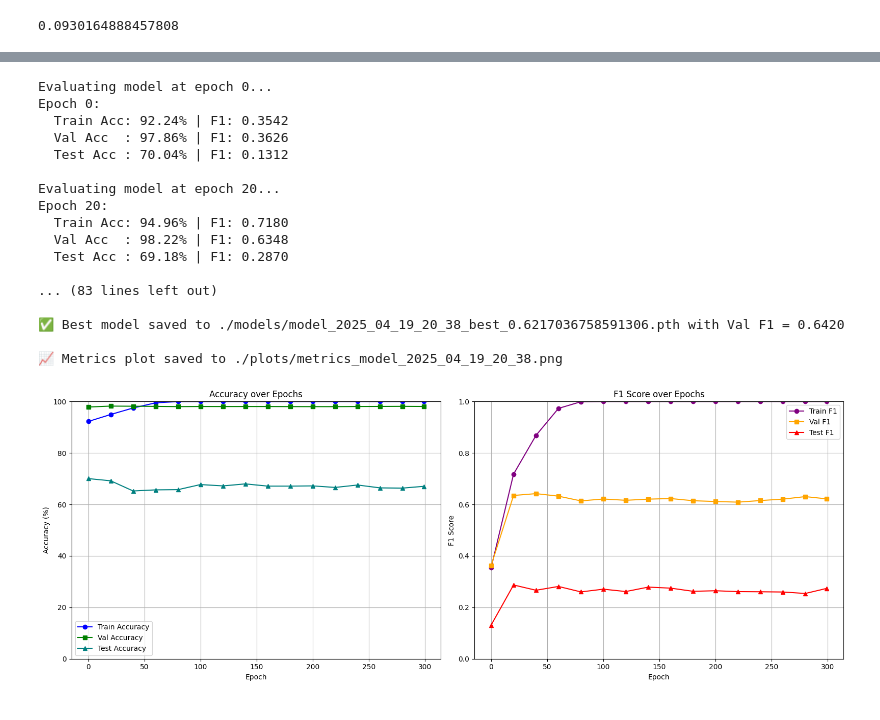
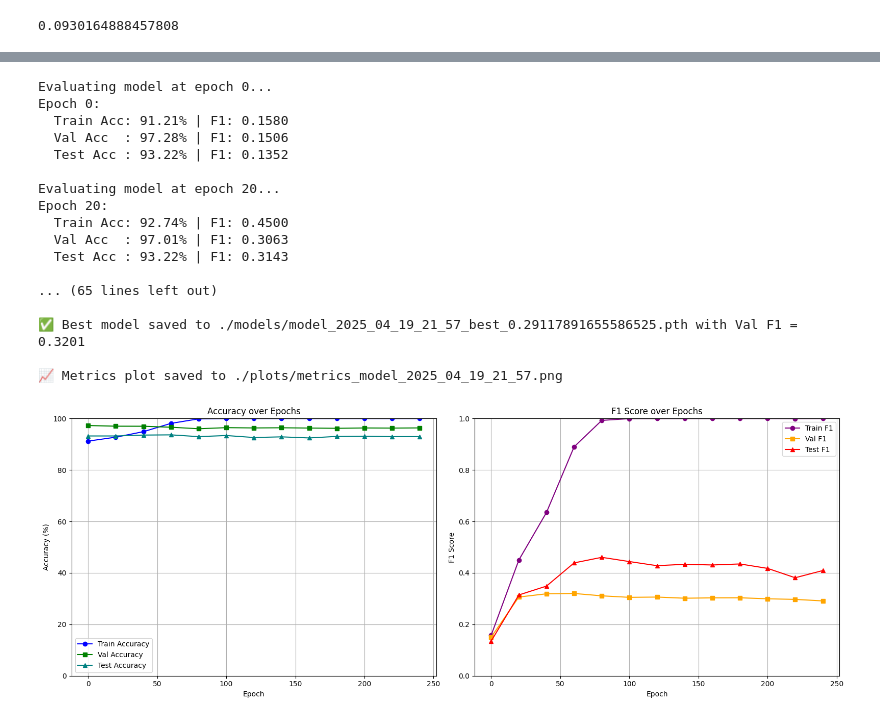
Before and after one commit to TomPiccio/Lightning_Risk_Prediction, a Jupyter notebook: CNN-LSTM/CNN-RNN-LSTM.ipynb, the cells around one changed output, grey strips where cells are left out. Drawn from its saved outputs; the diff is of its cells as text; code cells hidden in the pictures.

```diff
--- a/CNN-LSTM/CNN-RNN-LSTM.ipynb
+++ b/CNN-LSTM/CNN-RNN-LSTM.ipynb
@@ -618,32 +619,32 @@ def evaluate_all_checkpoints(model_class, checkpoint_dir, train_loader, val_load
 
     return results
 # %%
-model_timestamp = "model_2025_04_19_20_38"
+model_timestamp = "model_2025_04_19_21_57"
 
 results = evaluate_all_checkpoints(
     model_class=LightningRiskCNNLSTM,
     checkpoint_dir=model_timestamp,  # Folder with .pth files
     train_loader=train_dataloader,
     val_loader=val_dataloader,
     test_loader = test_dataloader,
     device="cuda" if torch.cuda.is_available() else "cpu"
 )
 # %% [output]
 Evaluating model at epoch 0...
 Epoch 0:
-  Train Acc: 92.24% | F1: 0.3542
-  Val Acc  : 97.86% | F1: 0.3626
-  Test Acc : 70.04% | F1: 0.1312
+  Train Acc: 91.21% | F1: 0.1580
+  Val Acc  : 97.28% | F1: 0.1506
+  Test Acc : 93.22% | F1: 0.1352
 
 Evaluating model at epoch 20...
 Epoch 20:
-  Train Acc: 94.96% | F1: 0.7180
-  Val Acc  : 98.22% | F1: 0.6348
-  Test Acc : 69.18% | F1: 0.2870
+  Train Acc: 92.74% | F1: 0.4500
+  Val Acc  : 97.01% | F1: 0.3063
+  Test Acc : 93.22% | F1: 0.3143
 
-... (83 lines left out)
+... (65 lines left out)
 
-✅ Best model saved to ./models/model_2025_04_19_20_38_best_0.6217036758591306.pth with Val F1 = 0.6420
+✅ Best model saved to ./models/model_2025_04_19_21_57_best_0.29117891655586525.pth with Val F1 = 0.3201
 
-📈 Metrics plot saved to ./plots/metrics_model_2025_04_19_20_38.png
+📈 Metrics plot saved to ./plots/metrics_model_2025_04_19_21_57.png
-[figure, old version]
+[figure, new version]
```
Also changed, not shown: parts of 1 cell of this notebook, 25 other files.
